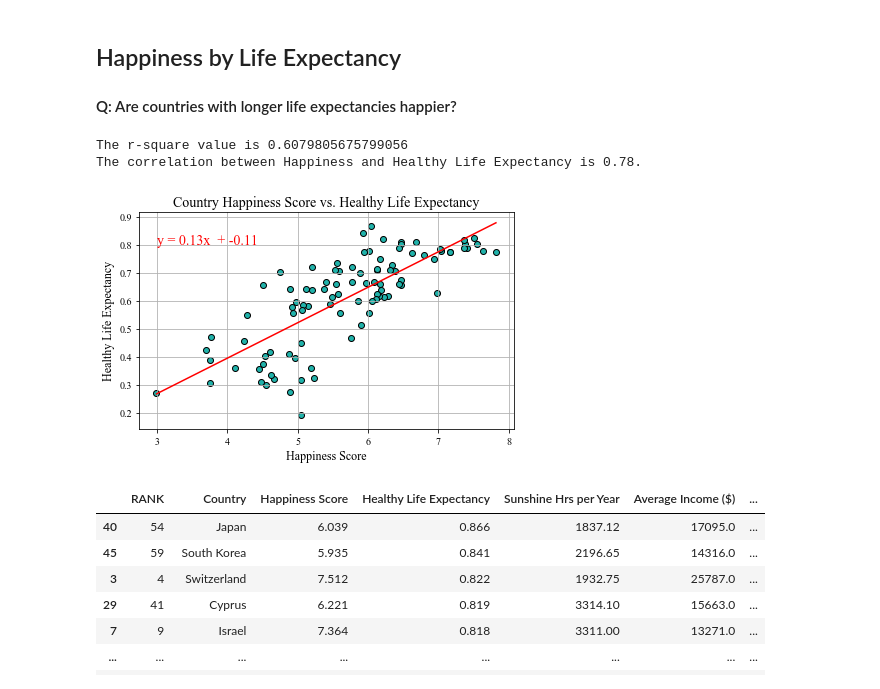
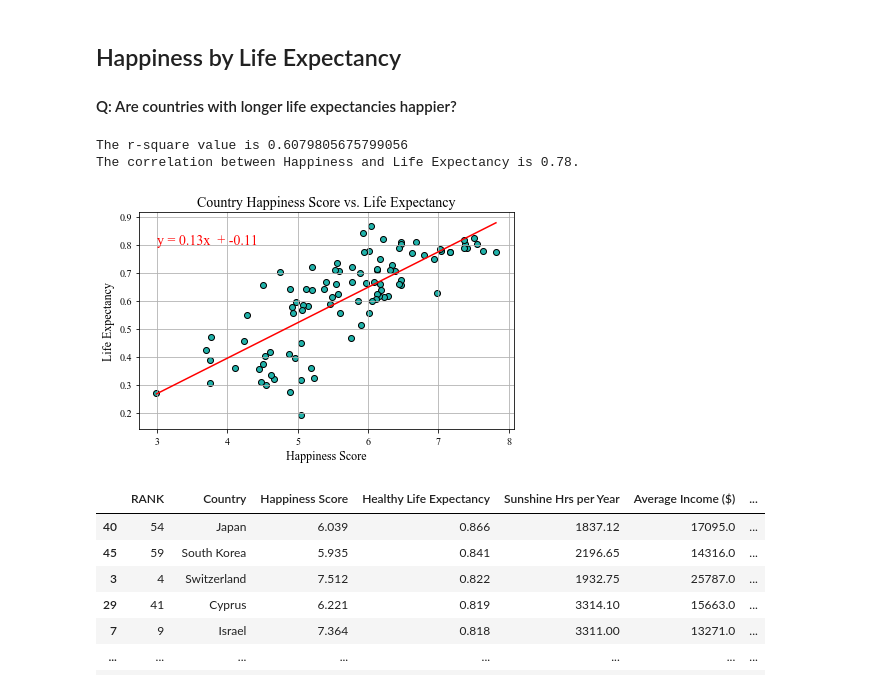
Before and after one commit to CBPher24/Exploring-World-Happiness, a Jupyter notebook: MainWork/Notebooks/All_Questions_team.ipynb, the cells around one changed output. Saved outputs shown, nothing was run; the diff lists cells and outputs as text; code cells hidden in the pictures.

```diff
--- a/MainWork/Notebooks/All_Questions_team.ipynb
+++ b/MainWork/Notebooks/All_Questions_team.ipynb
@@ -253,13 +253,13 @@ plt.show()
 #### Q: Are countries with longer life expectancies happier?
 # %%
 linear_regression(happy_df['Happiness Score'], happy_df['Healthy Life Expectancy'],
-                  'Happiness Score', 'Healthy Life Expectancy', 3, 0.8)
+                  'Happiness Score', 'Life Expectancy', 3, 0.8)
 
 plt.savefig('../Images/Happiness vs. Life Expectancy Scatterplot.png')
 # %% [output]
 The r-square value is 0.6079805675799056
-The correlation between Happiness and Healthy Life Expectancy is 0.78.
+The correlation between Happiness and Life Expectancy is 0.78.
-[figure, old version]
+[figure, new version]
 # %%
 life_expectancy = happy_df.sort_values('Healthy Life Expectancy', ascending = False)
 life_expectancy
```
Also changed, not shown: parts of 1 cell of this notebook, 3 other files.
